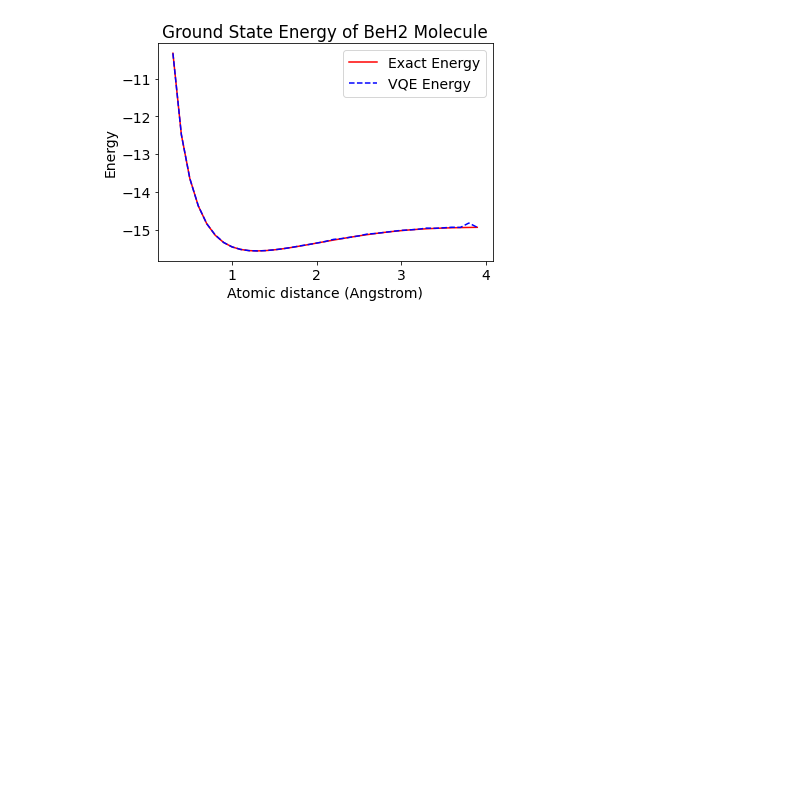
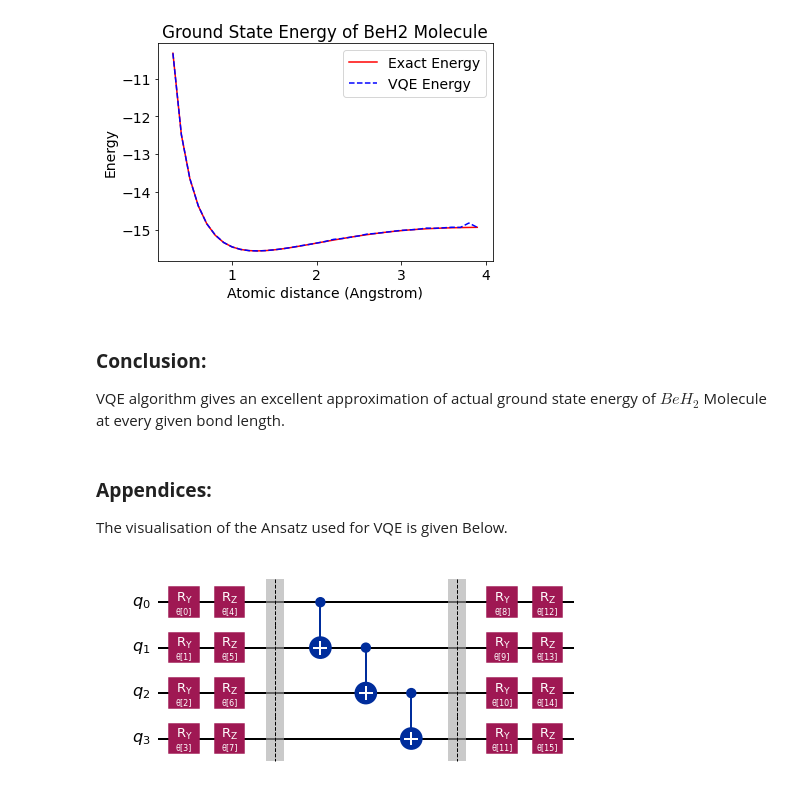
Before and after one commit to Jay-Patel-257/QHack-2023, a Jupyter notebook: GroundStateEnergyBeH2.ipynb, the cells around one changed output. Saved outputs shown, nothing was run; the diff lists cells and outputs as text; code cells hidden in the pictures; blank space fills up the shorter version.

```diff
--- a/GroundStateEnergyBeH2.ipynb
+++ b/GroundStateEnergyBeH2.ipynb
@@ -24,4 +40,5 @@ from qiskit_nature.second_q.algorithms.ground_state_solvers import GroundStateEi
 # %%
+# Returns a PySCF Driver of BeH2 molecule at a given bond length
 def get_driver(dist):
     # Define driver for BeH2 Molecule
     driver = PySCFDriver(
@@ -33,6 +50,7 @@ def get_driver(dist):
     )
     return driver
 
+# Applies active space transform on the problem/property
 def transform(problem):
     # specify active space transformation
     active_space_trafo = ActiveSpaceTransformer(
@@ -43,25 +61,31 @@ def transform(problem):
     problem = active_space_trafo.transform(problem)
     return problem
 
+# Returns result of exact energy calculation
 def exact_solver(problem, converter):
+    # Define the classical Numpy solver
     solver = NumPyMinimumEigensolver()
     groundstate_solver = GroundStateEigensolver(converter, solver)
     result = groundstate_solver.solve(problem)
     return result
 
-def get_ansatz():
+# Returns the prepared Ansatz
+def get_ansatz(n):
+    # Define the Ansatz
     ansatz = EfficientSU2(
-        num_qubits = 4,
+        num_qubits = n,
         reps = 1,
         entanglement = "linear",
         insert_barriers=True
     )
     return ansatz
 
-def vqe_solver(problem, converter):
+# Returns result of vqe calcultion
+def vqe_solver(problem, converter, n):
+    # Define the VQE solver
     solver = VQE(
         estimator = Estimator(),
-        ansatz = get_ansatz(),
+        ansatz = get_ansatz(n),
         optimizer = SPSA(maxiter = 1500)
     )
     groundstate_solver = GroundStateEigensolver(converter, solver)
@@ -129,3 +156,14 @@ plt.legend()
 plt.show()
 # %% [output]
 [figure]
+# %% [markdown]
+### **Conclusion:**
+VQE algorithm gives an excellent approximation of actual ground state energy of $BeH_2$ Molecule at every given bond length.
+# %% [markdown]
+### **Appendices:**
+The visualisation of the Ansatz used for VQE is given Below.
+# %%
+ansatz = get_ansatz(4)
+ansatz.decompose().draw("mpl", style="iqx")
+# %% [output]
+[figure, added]
```
Also changed, not shown: parts of 16 cells of this notebook.
